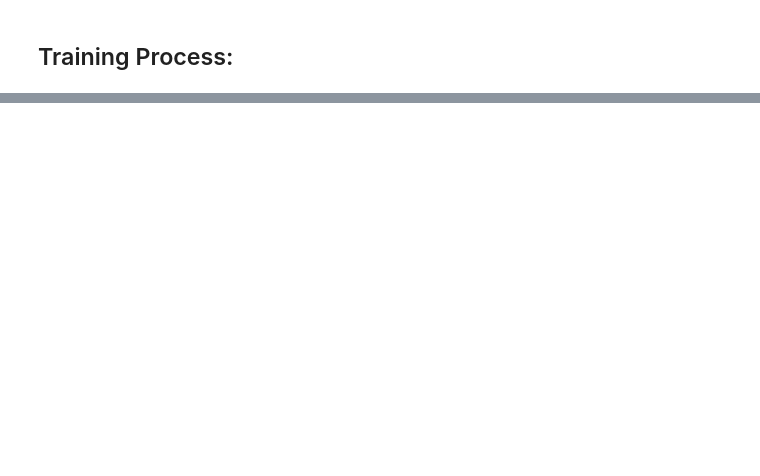
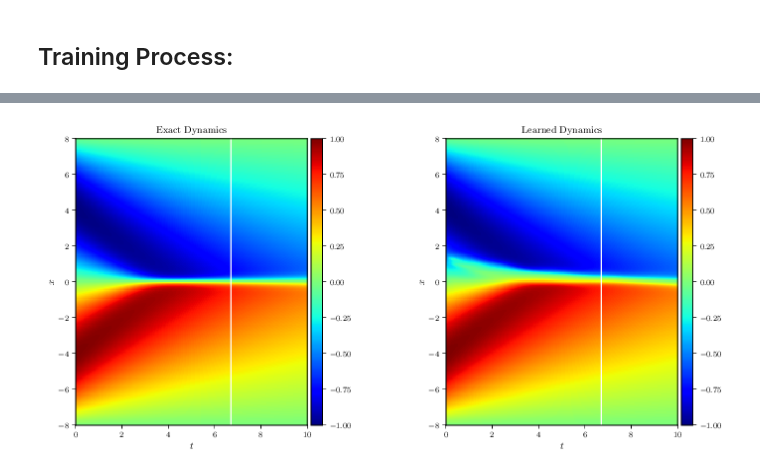
Before and after one commit to phuongle0701/AMATH741_project_numerical_pde, a Jupyter notebook: Codes/Burgers_Same.ipynb, the cells around one changed output, grey strips where cells are left out. Drawn from its saved outputs; the diff is of its cells as text; code cells hidden in the pictures; blank space fills up the shorter version.

```diff
--- a/Codes/Burgers_Same.ipynb
+++ b/Codes/Burgers_Same.ipynb
@@ -407,7 +375,7 @@ lb_sol = np.array([0.0, -8.0])
 ub_sol = np.array([10.0, 8.0])
 
     ### Load Data ###
-data_idn = scipy.io.loadmat('../Data/burgers_sine.mat')
+data_idn = scipy.io.loadmat('/content/Data/burgers_sine.mat')
 t_idn = data_idn['t'].flatten()[:,None]
 x_idn = data_idn['x'].flatten()[:,None]
 Exact_idn = np.real(data_idn['usol'])
@@ -424,7 +392,7 @@ X_idn_star = np.hstack((t_idn_star, x_idn_star))
 u_idn_star = Exact_idn.flatten()[:,None]
 
     # Data Solution:
-data_sol = scipy.io.loadmat('../Data/burgers_sine.mat')
+data_sol = scipy.io.loadmat('/content/Data/burgers_sine.mat')
 t_sol = data_sol['t'].flatten()[:,None]
 x_sol = data_sol['x'].flatten()[:,None]
 Exact_sol = np.real(data_sol['usol'])
@@ -439,7 +407,7 @@ u_sol_star = Exact_sol.flatten()[:,None]
     ### Training Data ###
 
     # For identification
-N_train = 10000
+N_train = 1000 # 10,000
 idx = np.random.choice(t_idn_star.shape[0], N_train, replace=False)
 t_train = t_idn_star[idx,:]
 x_train = x_idn_star[idx,:]
@@ -450,7 +418,7 @@ u_train = u_train + noise*np.std(u_train)*np.random.randn(u_train.shape[0], u_tr
 # For solution
 N0 = Exact_sol.shape[0]
 N_b = Exact_sol.shape[1]
-N_f = 20000
+N_f = 2000  # 20,000
 idx_x = np.random.choice(x_sol.shape[0], N0, replace=False)
 x0_train = x_sol[idx_x,:]
 u0_train = Exact_sol[idx_x,0:1]
@@ -488,0 +475,8 @@ AttributeError: module 'tensorflow' has no attribute 'truncated_normal'
+# %%
+from matplotlib import rc
+import matplotlib.pyplot as plt
+%matplotlib inline
+
+rc('text', usetex=True)
+mpl.rcParams['text.latex.preamble'] = [r'\usepackage{amsmath}']
+!apt install texlive-fonts-recommended texlive-fonts-extra cm-super dvipng
@@ -491,37 +553,39 @@ AttributeError: module 'tensorflow' has no attribute 'truncated_normal'
     ############################# Plotting ###############################
     ######################################################################
 
-fig, ax = newfig(1.0, 0.6)
+fig, ax = newfig(2.0, 1)
 ax.axis('off')
 
     ######## Row 2: Pressure #######################
     ########      Predicted p(t,x,y)     ###########
 gs = gridspec.GridSpec(1, 2)
 gs.update(top=0.8, bottom=0.2, left=0.1, right=0.9, wspace=0.5)
 ax = plt.subplot(gs[:, 0])
 h = ax.imshow(Exact_sol, interpolation='nearest', cmap='jet',
                   extent=[lb_sol[0], ub_sol[0], lb_sol[1], ub_sol[1]],
                   origin='lower', aspect='auto')
 divider = make_axes_locatable(ax)
 cax = divider.append_axes("right", size="5%", pad=0.05)
 fig.colorbar(h, cax=cax)
 ax.set_xlabel('$t$')
 ax.set_ylabel('$x$')
 ax.set_title('Exact Dynamics', fontsize = 10)
 line = np.linspace(lb_sol[1], ub_sol[1], 2)[:,None]
 ax.plot(t_idn[index]*np.ones((2,1)), line, 'w-', linewidth = 1)
 
     ########     Exact p(t,x,y)     ###########
 ax = plt.subplot(gs[:, 1])
 h = ax.imshow(U_pred, interpolation='nearest', cmap='jet',
                  extent=[lb_sol[0], ub_sol[0], lb_sol[1], ub_sol[1]],origin='lower', aspect='auto')
 divider = make_axes_locatable(ax)
 cax = divider.append_axes("right", size="5%", pad=0.05)
 
 fig.colorbar(h, cax=cax)
 ax.set_xlabel('$t$')
 ax.set_ylabel('$x$')
 ax.set_title('Learned Dynamics', fontsize = 10)
 line = np.linspace(lb_sol[1], ub_sol[1], 2)[:,None]
 ax.plot(t_idn[index]*np.ones((2,1)), line, 'w-', linewidth = 1)
-savefig('../figures/Burgers.png')
+savefig('/content/figures/Burgers')
+# %% [output]
+[figure, added]
```
Also changed, not shown: parts of 9 cells of this notebook.
